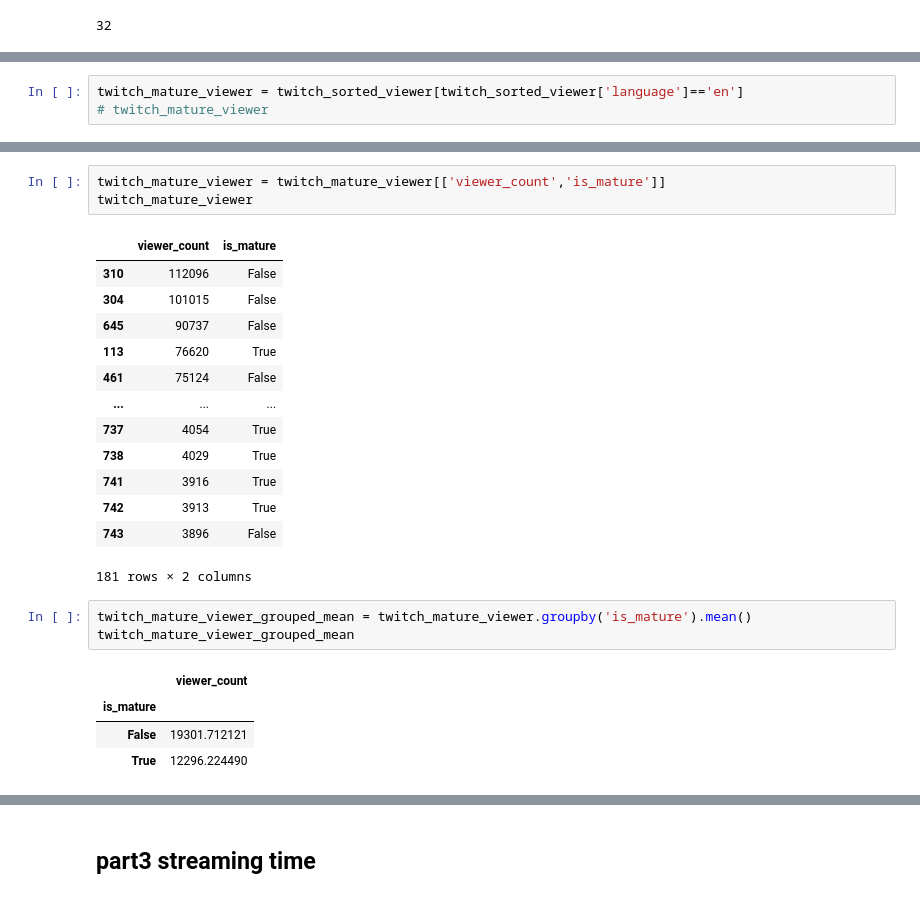
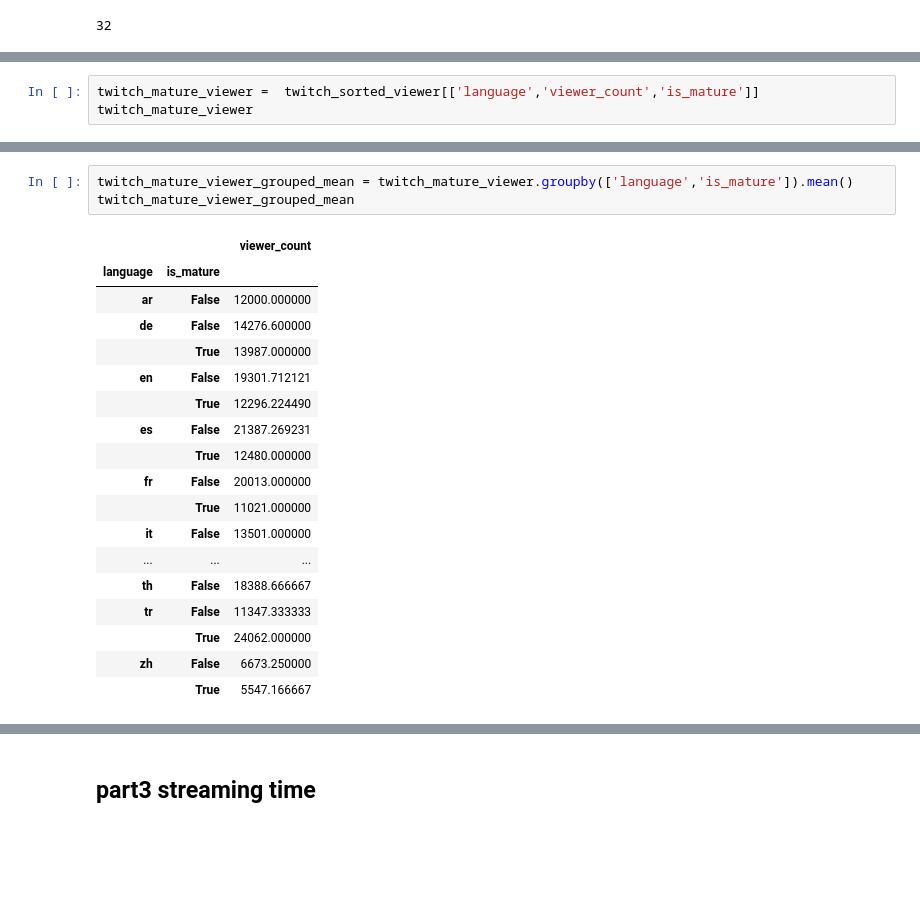
Before and after one commit to jiyanx23/is310-final-project, a Jupyter notebook: final_project/data_analysis.ipynb, the cells around one changed output, grey strips where cells are left out. Drawn from its saved outputs; the diff is of its cells as text; blank space fills up the shorter version.

```diff
--- a/final_project/data_analysis.ipynb
+++ b/final_project/data_analysis.ipynb
@@ -193,3 +193,3 @@ len(twitch_lan_and_mature[twitch_lan_and_mature['language']=='ru'])
 # %%
-twitch_mature_viewer = twitch_sorted_viewer[twitch_sorted_viewer['language']=='en']
-# twitch_mature_viewer
+twitch_mature_viewer =  twitch_sorted_viewer[['language','viewer_count','is_mature']]
+twitch_mature_viewer
@@ -196,26 +210,23 @@ twitch_mature_viewer = twitch_sorted_viewer[twitch_sorted_viewer['language']=='e
-# %%
-twitch_mature_viewer = twitch_mature_viewer[['viewer_count','is_mature']]
-twitch_mature_viewer
-# %% [output]
-|  | viewer_count | is_mature |
-| 310 | 112096 | False |
-| 304 | 101015 | False |
-| 645 | 90737 | False |
-| 113 | 76620 | True |
-| 461 | 75124 | False |
-| ... | ... | ... |
-| 737 | 4054 | True |
-| 738 | 4029 | True |
-| 741 | 3916 | True |
-| 742 | 3913 | True |
-| 743 | 3896 | False |
-181 rows × 2 columns
 # %%
-twitch_mature_viewer_grouped_mean = twitch_mature_viewer.groupby('is_mature').mean()
+twitch_mature_viewer_grouped_mean = twitch_mature_viewer.groupby(['language','is_mature']).mean()
 twitch_mature_viewer_grouped_mean
 # %% [output]
-|  | viewer_count |
-| is_mature |  |
-| False | 19301.712121 |
-| True | 12296.224490 |
+|  |  | viewer_count |
+| language | is_mature |  |
+| ar | False | 12000.000000 |
+| de | False | 14276.600000 |
+|  | True | 13987.000000 |
+| en | False | 19301.712121 |
+|  | True | 12296.224490 |
+| es | False | 21387.269231 |
+|  | True | 12480.000000 |
+| fr | False | 20013.000000 |
+|  | True | 11021.000000 |
+| it | False | 13501.000000 |
+| ... | ... | ... |
+| th | False | 18388.666667 |
+| tr | False | 11347.333333 |
+|  | True | 24062.000000 |
+| zh | False | 6673.250000 |
+|  | True | 5547.166667 |
 # %%
```
Also changed, not shown: parts of 5 cells of this notebook.
